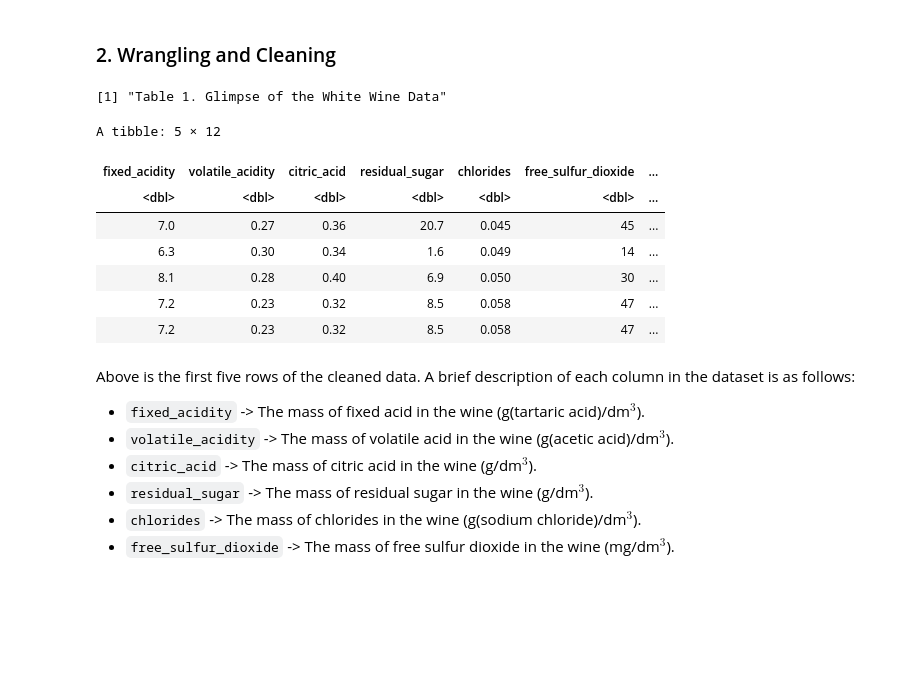
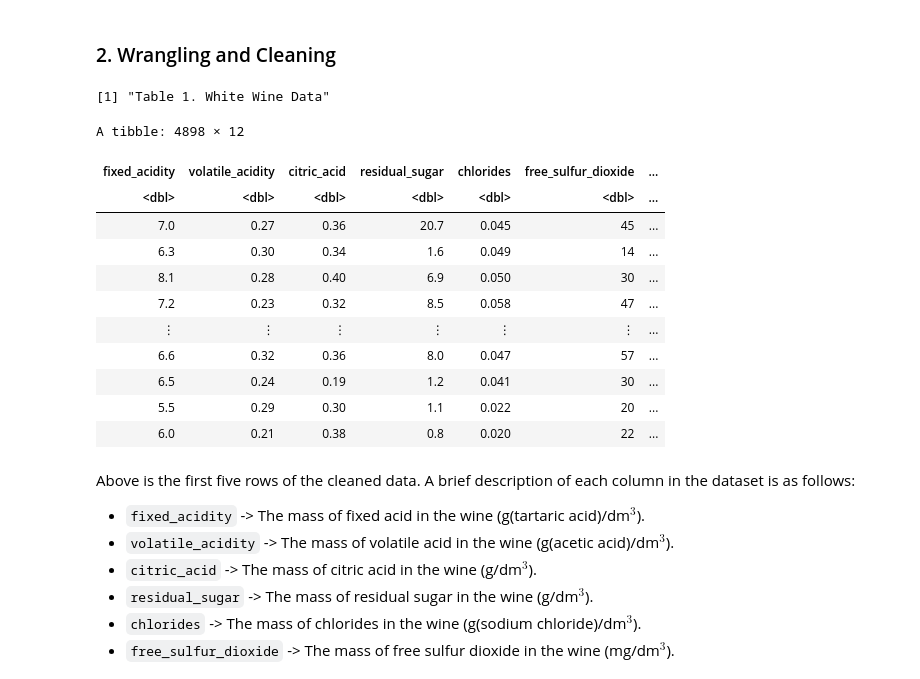
Before and after one commit to RachelX6/DSCI100-Group-Project, a Jupyter notebook: wine_quality_final.ipynb, the cells around one changed output. Cells and saved outputs as stored; diff of their text form; code cells hidden in the pictures; blank space fills up the shorter version.

```diff
--- a/wine_quality_final.ipynb
+++ b/wine_quality_final.ipynb
@@ -67,32 +82,35 @@ dbl (12): fixed acidity, volatile acidity, citric acid, residual sugar, chlo...
 # %%
 colnames(white_wine_data) <- c("fixed_acidity", # Adjusting column names for clarity
               "volatile_acidity",
               "citric_acid",
               "residual_sugar",
               "chlorides",
               "free_sulfur_dioxide",
               "total_sulfur_dioxide",
               "density",
               "pH",
               "sulphates",
               "alcohol",
               "quality")
 
 white_wine_data <- white_wine_data |>      # Converts the column "quality" into factor
     mutate(quality = as_factor(quality))
-
-paste("Table 1. Glimpse of the White Wine Data")
-head(white_wine_data, n = 5)
+paste("Table 1. White Wine Data")
+white_wine_data
 # %% [output]
-[1] "Table 1. Glimpse of the White Wine Data"
+[1] "Table 1. White Wine Data"
-A tibble: 5 × 12
+A tibble: 4898 × 12
 | fixed_acidity | volatile_acidity | citric_acid | residual_sugar | chlorides | free_sulfur_dioxide | ... |
 | <dbl> | <dbl> | <dbl> | <dbl> | <dbl> | <dbl> | ... |
 | 7.0 | 0.27 | 0.36 | 20.7 | 0.045 | 45 | ... |
 | 6.3 | 0.30 | 0.34 | 1.6 | 0.049 | 14 | ... |
 | 8.1 | 0.28 | 0.40 | 6.9 | 0.050 | 30 | ... |
 | 7.2 | 0.23 | 0.32 | 8.5 | 0.058 | 47 | ... |
-| 7.2 | 0.23 | 0.32 | 8.5 | 0.058 | 47 | ... |
+| ⋮ | ⋮ | ⋮ | ⋮ | ⋮ | ⋮ | ... |
+| 6.6 | 0.32 | 0.36 | 8.0 | 0.047 | 57 | ... |
+| 6.5 | 0.24 | 0.19 | 1.2 | 0.041 | 30 | ... |
+| 5.5 | 0.29 | 0.30 | 1.1 | 0.022 | 20 | ... |
+| 6.0 | 0.21 | 0.38 | 0.8 | 0.020 | 22 | ... |
 # %% [markdown]
 Above is the first five rows of the cleaned data.
 A brief description of each column in the dataset is as follows:
```
Also changed, not shown: parts of 15 cells of this notebook.
